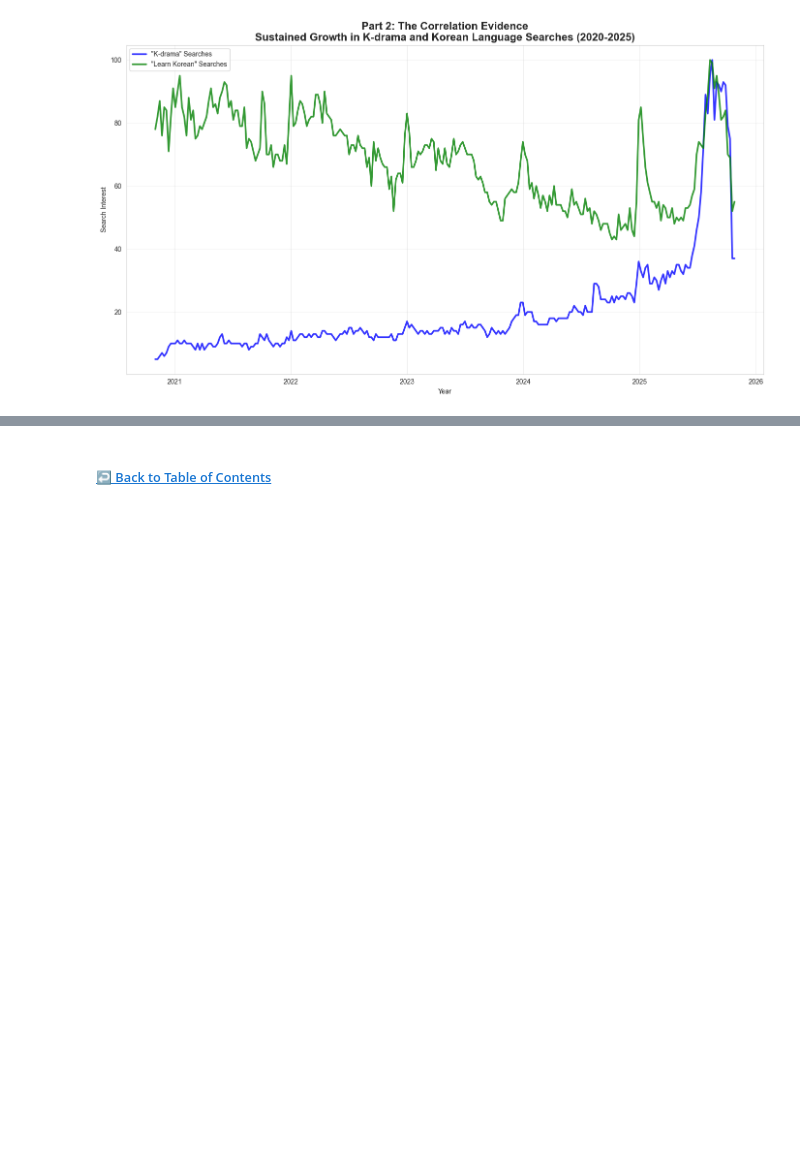
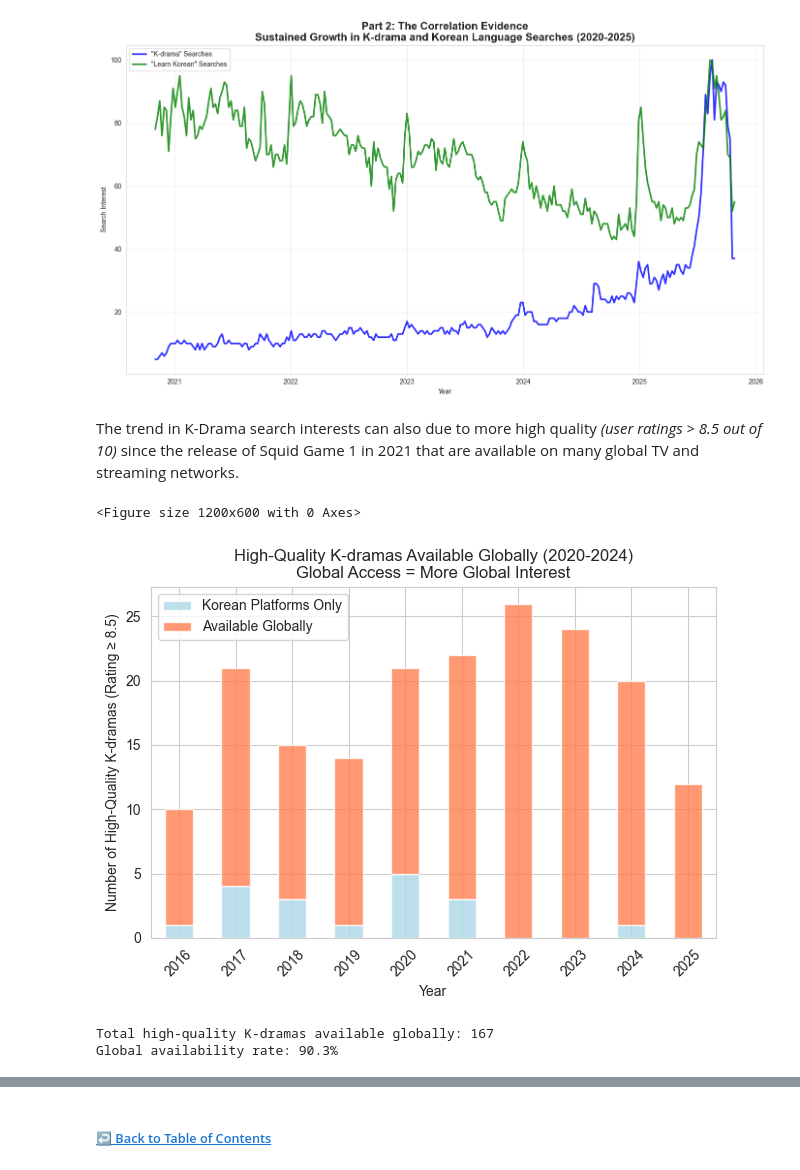
Before and after one commit to HaveTimeDrinkTea/squidgameeffect, a Jupyter notebook: notebooks/squidgameeffect_analysis.ipynb, the cells around one changed output, grey strips where cells are left out. Drawn from its saved outputs; the diff is of its cells as text; code cells hidden in the pictures; blank space fills up the shorter version.

Commit message:
Removed Part 5 for future work. Added kdramamdl analysis to Part 2 instead.

```diff
--- a/notebooks/squidgameeffect_analysis.ipynb
+++ b/notebooks/squidgameeffect_analysis.ipynb
@@ -221,6 +217,39 @@ plt.tight_layout()
 plt.show()
 # %% [output]
 [figure]
+# %% [markdown]
+The trend in K-Drama search interests can also due to more high quality _(user ratings > 8.5 out of 10)_ since the release of Squid Game 1 in 2021 that are available on many global TV and streaming networks.
+# %%
+kdramamdl_df = pd.read_csv(processed_filepaths['kdramamdl'])
+
+# Count high-quality shows by year and platform availability
+high_quality = kdramamdl_df[
+                            (kdramamdl_df['Release_Year'] >= 2016) &
+                           (kdramamdl_df['Score_Ratings'] >= 8.5)]
+
+# Group by year and platform availability
+platform_counts = high_quality.groupby(['Release_Year', 'non_korean_platform']).size().unstack(fill_value=0)
+
+# Create stacked bar chart
+plt.figure(figsize=(12, 6))
+platform_counts.plot(kind='bar', stacked=True,
+                    color=['lightblue', 'coral'],
+                    alpha=0.8)
+plt.xlabel('Year')
+plt.ylabel('Number of High-Quality K-dramas (Rating ≥ 8.5)')
+plt.title('High-Quality K-dramas Available Globally (2020-2024)\nGlobal Access = More Global Interest')
+plt.legend(['Korean Platforms Only', 'Available Globally'])
+plt.xticks(rotation=45)
+plt.tight_layout()
+plt.show()
+
+print(f"Total high-quality K-dramas available globally: {platform_counts[1].sum()}")
+print(f"Global availability rate: {platform_counts[1].sum() / platform_counts.sum().sum() * 100:.1f}%")
+# %% [output]
+<Figure size 1200x600 with 0 Axes>
+[figure, added]
+Total high-quality K-dramas available globally: 167
+Global availability rate: 90.3%
 # %% [markdown]
 
 ### 🧐🕵🏻‍♂️ Conclusion:
```
Also changed, not shown: parts of 10 cells of this notebook, 2 other files.
